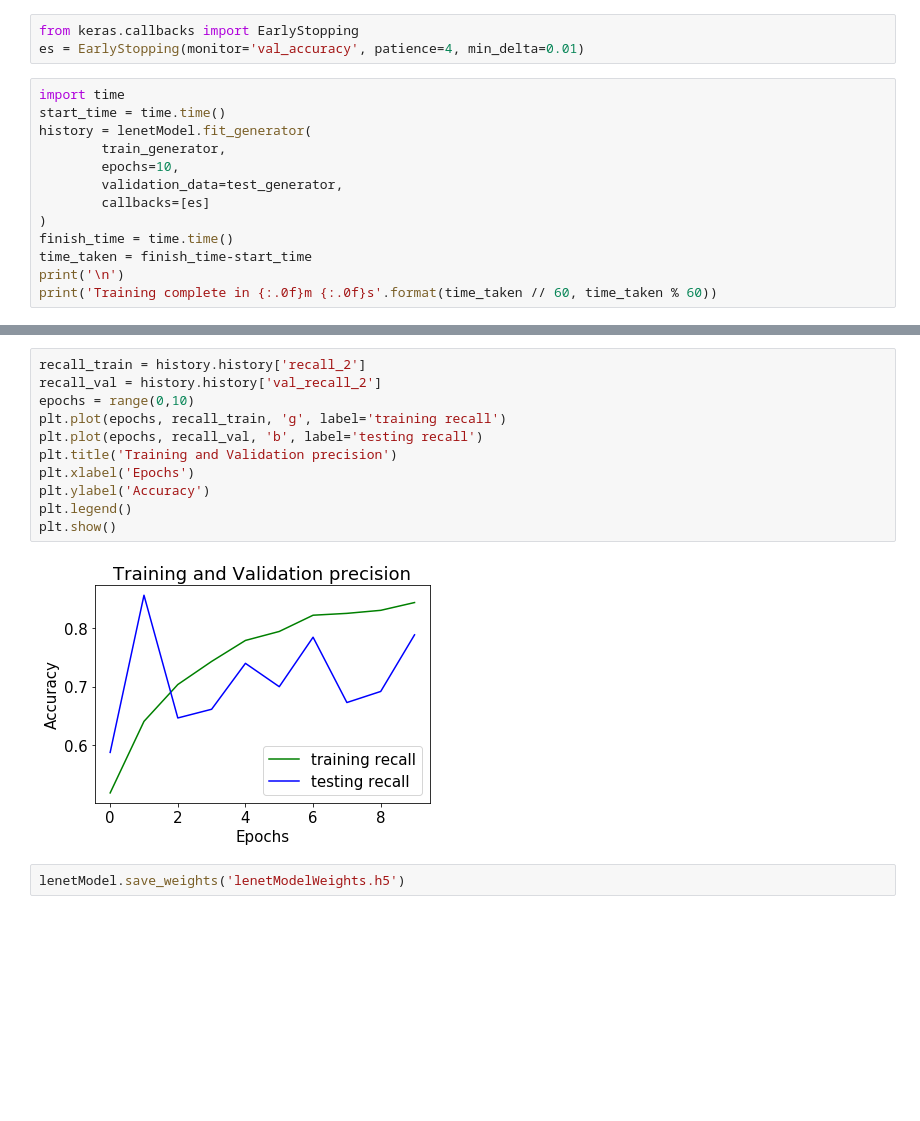
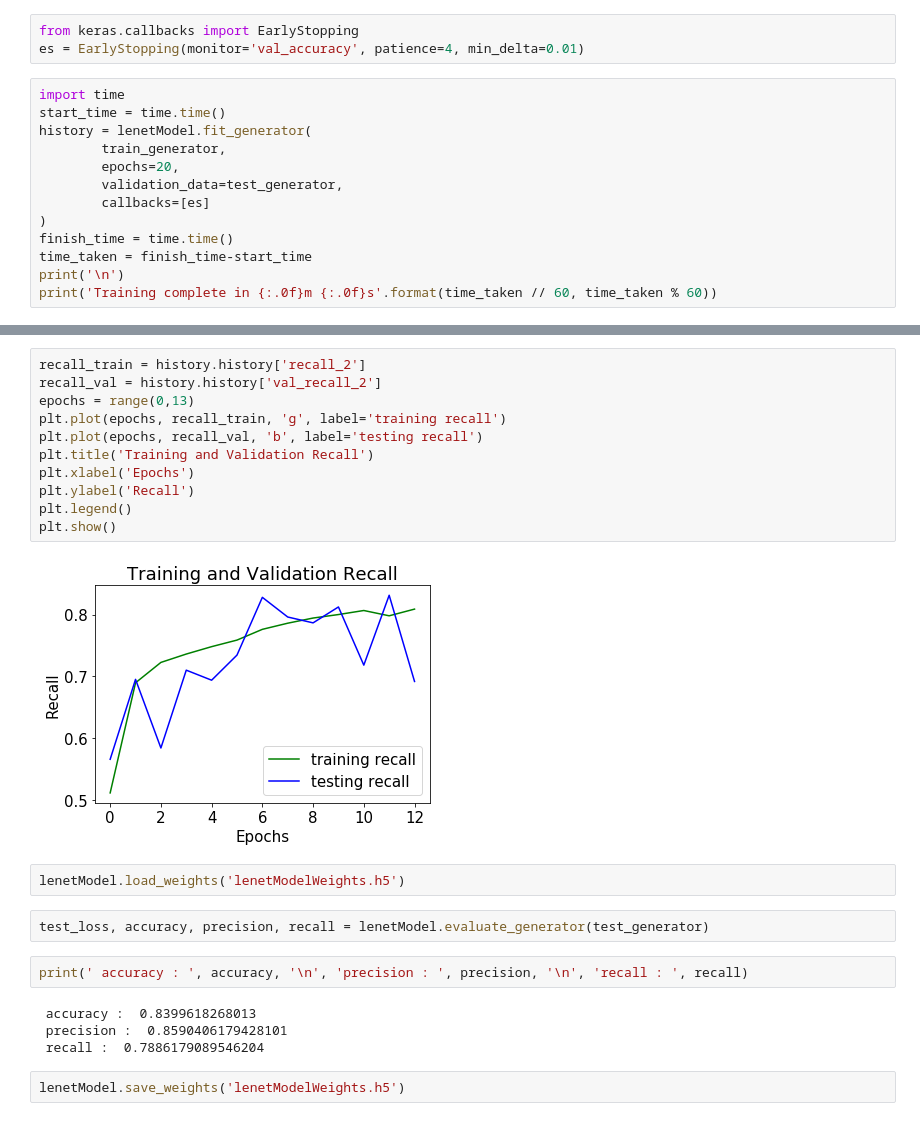
Before and after one commit to amitvijaranyia/Steel-Deformation-Detection, a Jupyter notebook: Steel Deformation Detection.ipynb, the cells around one changed output, grey strips where cells are left out. Drawn from its saved outputs; the diff is of its cells as text; blank space fills up the shorter version.

```diff
--- a/Steel Deformation Detection.ipynb
+++ b/Steel Deformation Detection.ipynb
@@ -230,7 +230,7 @@ import time
 start_time = time.time()
 history = lenetModel.fit_generator(
         train_generator,
-        epochs=10,
+        epochs=20,
         validation_data=test_generator,
         callbacks=[es]
 )
@@ -298,15 +300,25 @@ plt.show()
 # %%
 recall_train = history.history['recall_2']
 recall_val = history.history['val_recall_2']
-epochs = range(0,10)
+epochs = range(0,13)
 plt.plot(epochs, recall_train, 'g', label='training recall')
 plt.plot(epochs, recall_val, 'b', label='testing recall')
-plt.title('Training and Validation precision')
+plt.title('Training and Validation Recall')
 plt.xlabel('Epochs')
-plt.ylabel('Accuracy')
+plt.ylabel('Recall')
 plt.legend()
 plt.show()
 # %% [output]
-[figure, old version]
+[figure, new version]
+# %%
+lenetModel.load_weights('lenetModelWeights.h5')
+# %%
+test_loss, accuracy, precision, recall = lenetModel.evaluate_generator(test_generator)
+# %%
+print(' accuracy : ', accuracy, '\n', 'precision : ', precision, '\n', 'recall : ', recall)
+# %% [output]
+ accuracy :  0.8399618268013
+ precision :  0.8590406179428101
+ recall :  0.7886179089546204
 # %%
 lenetModel.save_weights('lenetModelWeights.h5')
```
Also changed, not shown: parts of 5 cells of this notebook.
